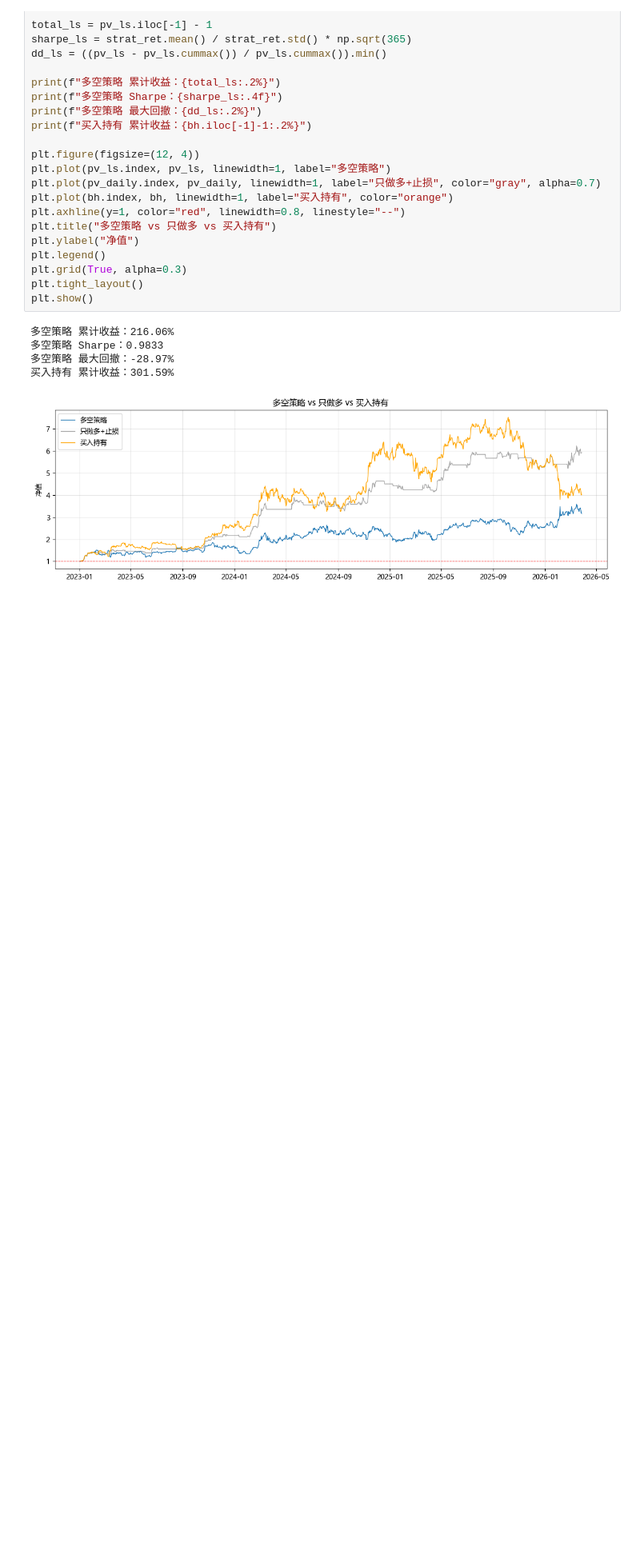
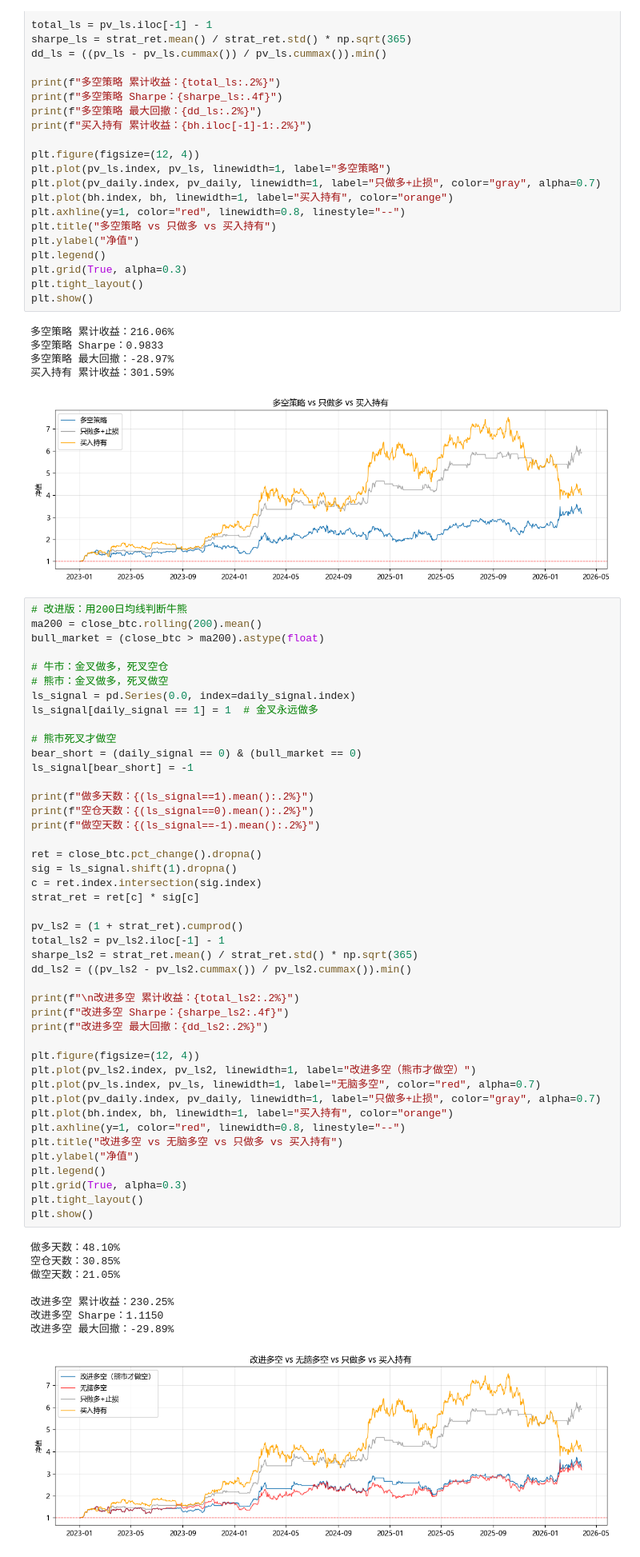
Before and after one commit to gh59/quant-learning, a Jupyter notebook: 04_crypto/01_crypto_data.ipynb, the cells around one changed output. Shown at 80% size. Cells and saved outputs as stored; diff of their text form; blank space fills up the shorter version.

```diff
--- a/04_crypto/01_crypto_data.ipynb
+++ b/04_crypto/01_crypto_data.ipynb
@@ -2606,3 +2606,56 @@ plt.show()
 多空策略 最大回撤：-28.97%
 买入持有 累计收益：301.59%
 [figure]
+# %%
+# 改进版：用200日均线判断牛熊
+ma200 = close_btc.rolling(200).mean()
+bull_market = (close_btc > ma200).astype(float)
+
+# 牛市：金叉做多，死叉空仓
+# 熊市：金叉做多，死叉做空
+ls_signal = pd.Series(0.0, index=daily_signal.index)
+ls_signal[daily_signal == 1] = 1  # 金叉永远做多
+
+# 熊市死叉才做空
+bear_short = (daily_signal == 0) & (bull_market == 0)
+ls_signal[bear_short] = -1
+
+print(f"做多天数：{(ls_signal==1).mean():.2%}")
+print(f"空仓天数：{(ls_signal==0).mean():.2%}")
+print(f"做空天数：{(ls_signal==-1).mean():.2%}")
+
+ret = close_btc.pct_change().dropna()
+sig = ls_signal.shift(1).dropna()
+c = ret.index.intersection(sig.index)
+strat_ret = ret[c] * sig[c]
+
+pv_ls2 = (1 + strat_ret).cumprod()
+total_ls2 = pv_ls2.iloc[-1] - 1
+sharpe_ls2 = strat_ret.mean() / strat_ret.std() * np.sqrt(365)
+dd_ls2 = ((pv_ls2 - pv_ls2.cummax()) / pv_ls2.cummax()).min()
+
+print(f"\n改进多空 累计收益：{total_ls2:.2%}")
+print(f"改进多空 Sharpe：{sharpe_ls2:.4f}")
+print(f"改进多空 最大回撤：{dd_ls2:.2%}")
+
+plt.figure(figsize=(12, 4))
+plt.plot(pv_ls2.index, pv_ls2, linewidth=1, label="改进多空（熊市才做空）")
+plt.plot(pv_ls.index, pv_ls, linewidth=1, label="无脑多空", color="red", alpha=0.7)
+plt.plot(pv_daily.index, pv_daily, linewidth=1, label="只做多+止损", color="gray", alpha=0.7)
+plt.plot(bh.index, bh, linewidth=1, label="买入持有", color="orange")
+plt.axhline(y=1, color="red", linewidth=0.8, linestyle="--")
+plt.title("改进多空 vs 无脑多空 vs 只做多 vs 买入持有")
+plt.ylabel("净值")
+plt.legend()
+plt.grid(True, alpha=0.3)
+plt.tight_layout()
+plt.show()
+# %% [output]
+做多天数：48.10%
+空仓天数：30.85%
+做空天数：21.05%
+
+改进多空 累计收益：230.25%
+改进多空 Sharpe：1.1150
+改进多空 最大回撤：-29.89%
+[figure, added]
```
Also changed, not shown: parts of 2 cells of this notebook, 1 other file.
